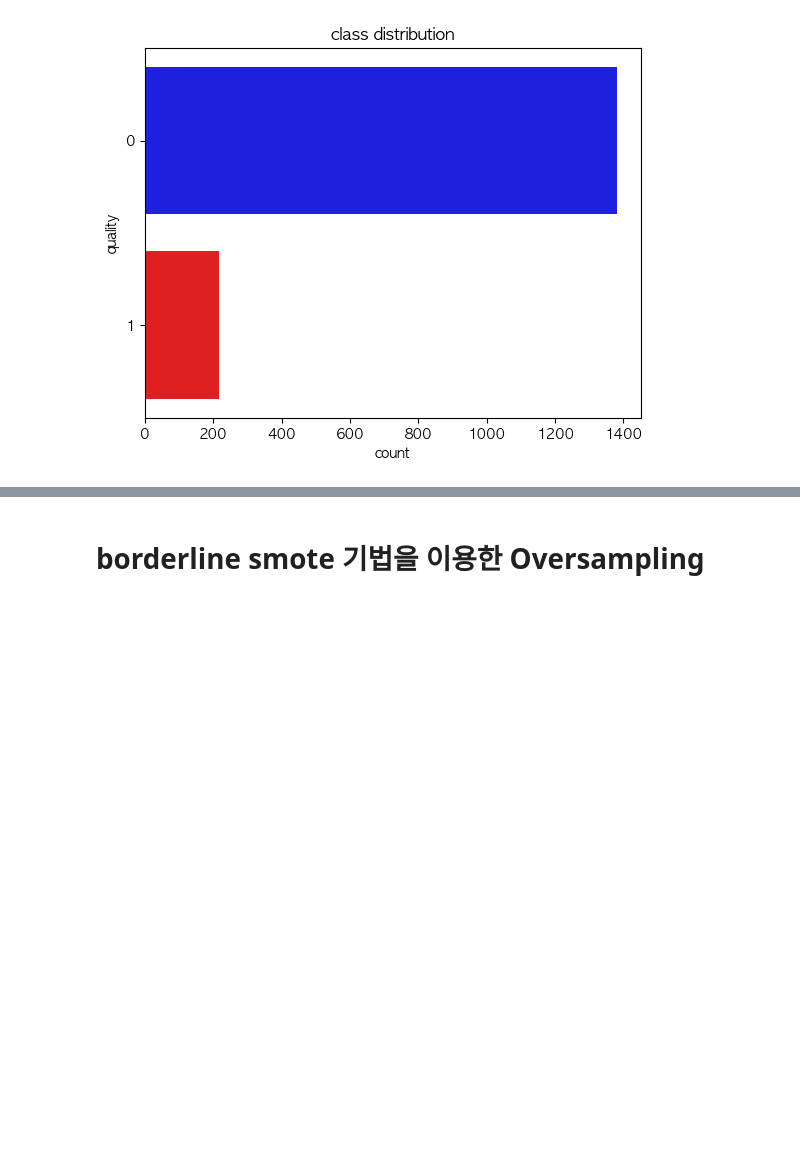
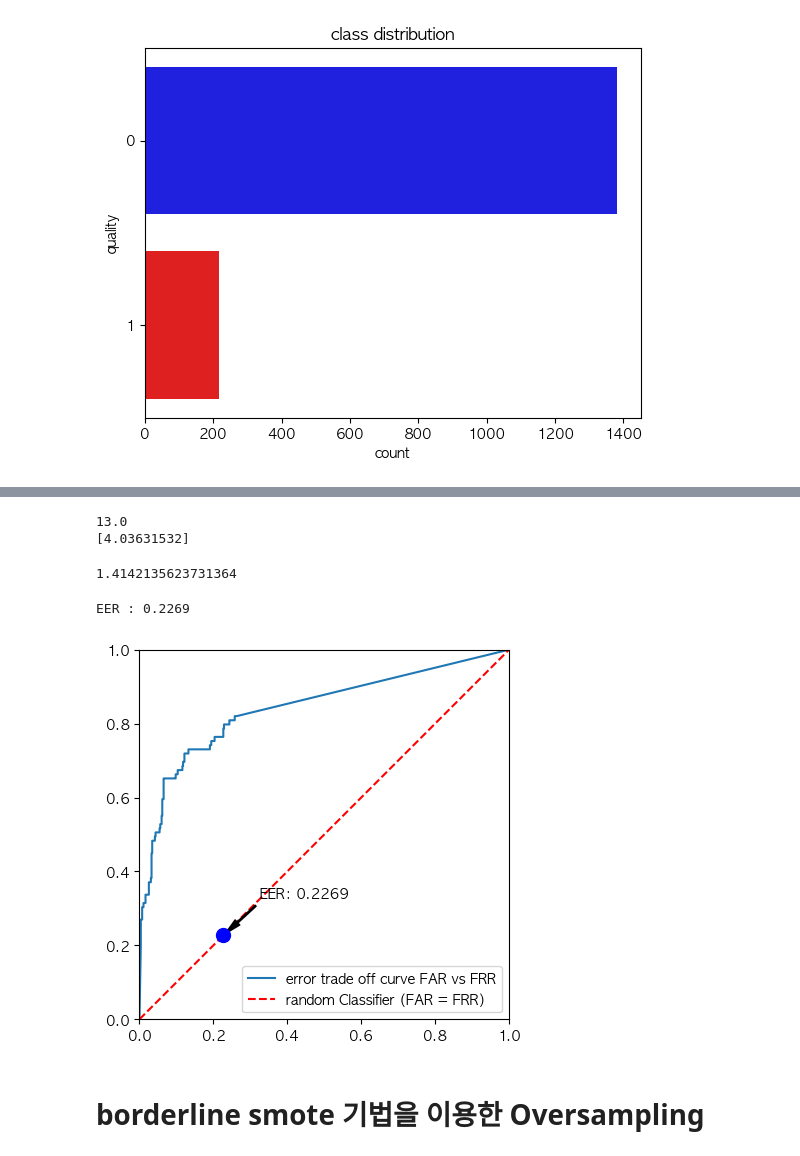
Before and after one commit to basamg912/imbalanced-anomaly-detection, a Jupyter notebook: notebooks/check.ipynb, the cells around one changed output, grey strips where cells are left out. Drawn from its saved outputs; the diff is of its cells as text; code cells hidden in the pictures; blank space fills up the shorter version.

```diff
--- a/notebooks/check.ipynb
+++ b/notebooks/check.ipynb
@@ -119,3 +151,60 @@ Name: count, dtype: int64
+# %%
+# about interp1d
+# - x 에 대해서 입력 받고 보간 작업을 통해서 입력받는 x 에 대한 y 값 예측
+# interp2d
+# - x,y 를 입력받고 보간작업을 통해서 z 좌표를 예측
+
+from scipy.interpolate import interp1d
+from scipy.interpolate import interp2d
+print(interp1d([1,2,5,7,9],[4,5,6,10,13])(9))
+print(interp2d([1,2,5,7,9],[4,5,6,10,13],[1,2,3,4,5])(9,1))
+# %% [output]
+13.0
+[4.03631532]
+# %%
+# brentq example
+# - 함수의 근을 찾아내는 역할, lambda 함수를 넣어주거나 func=x*2+1 이런식으로 넣어주는 방식
+
+from scipy.optimize import brentq
+brentq(lambda x : x*x -2, 0, 2)
+# x^2 -2 = 0 에 대한 근을 찾는데, 예상되는 x의 범위를 0~2 사이로 입력해준다.
+# %% [output]
+1.4142135623731364
+# %%
+from sklearn.metrics import roc_curve
+from sklearn.metrics import roc_auc_score
+from scipy.optimize import brentq
+from scipy.interpolate import interp1d
+
+def score(y_true:np.ndarray, y_pred:np.ndarray):
+    FPR, TPR, threshold = roc_curve(y_true, y_pred, pos_label=1) # False Positive, True Positive
+    FRR = 1 - TPR
+    FAR = FPR
+    EER = brentq(lambda x: 1. -x - interp1d(FPR, TPR)(x), 0., 1.)
+    print(f"EER : {EER:.4f}")
+    def plot():
+        plt.plot(FPR, TPR, label="error trade off curve FAR vs FRR")
+        plt.plot([0,1], [0,1], 'r--', label="random Classifier (FAR = FRR)")
+        plt.scatter(EER,EER, color='blue', s=100, zorder=5)
+        plt.annotate(
+            f"EER: {EER:.4f}",
+            xy=(EER,EER),
+            xytext=(EER +0.1, EER+0.1),
+            arrowprops=dict(facecolor='black', shrink=0.05, width=1, headwidth=5)
+        )
+        plt.legend()
+        plt.xlim(0,1)
+        plt.ylim(0,1)
+        plt.gca().set_aspect('equal', adjustable='box')
+        plt.show()
+    plot()
+# %%
+y_test_wknn_prob = w_knn.predict_proba(x_test_sc)[:,1]
+# %%
+score(y_test, y_test_wknn_prob)
+# %% [output]
+EER : 0.2269
+[figure, added]
 # %% [markdown]
 # borderline smote 기법을 이용한 Oversampling
 # %%
```
Also changed, not shown: parts of 1 cell of this notebook.
